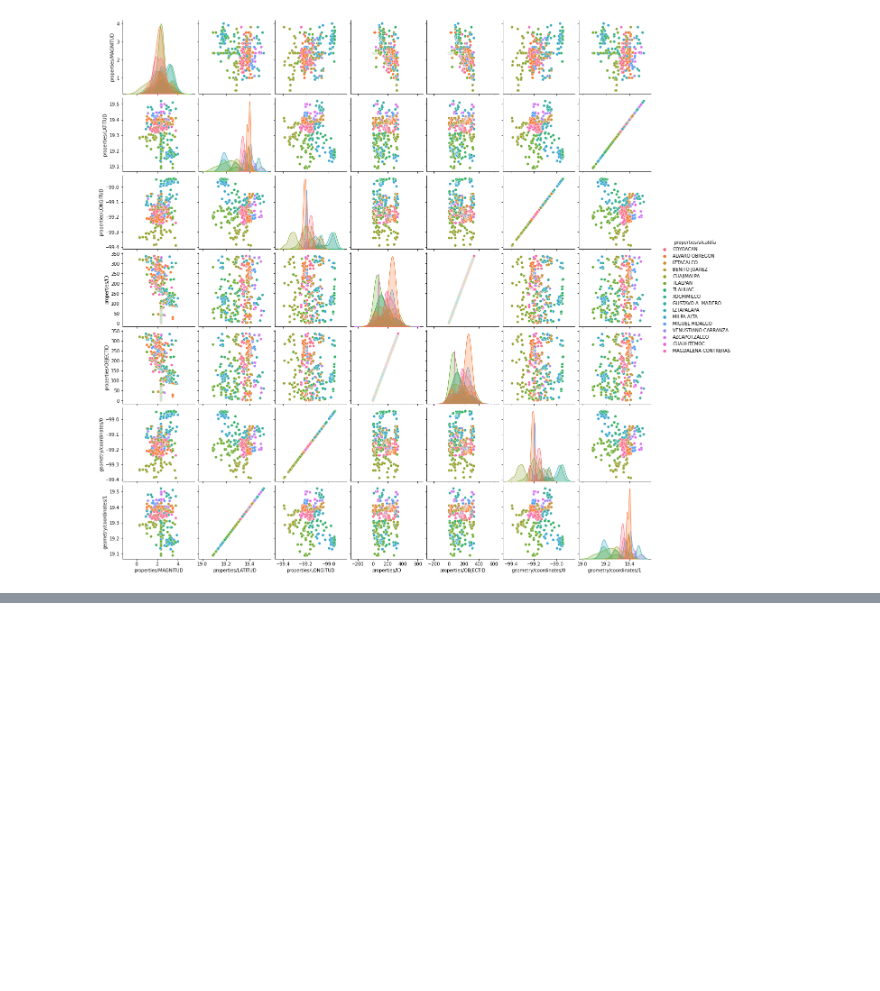
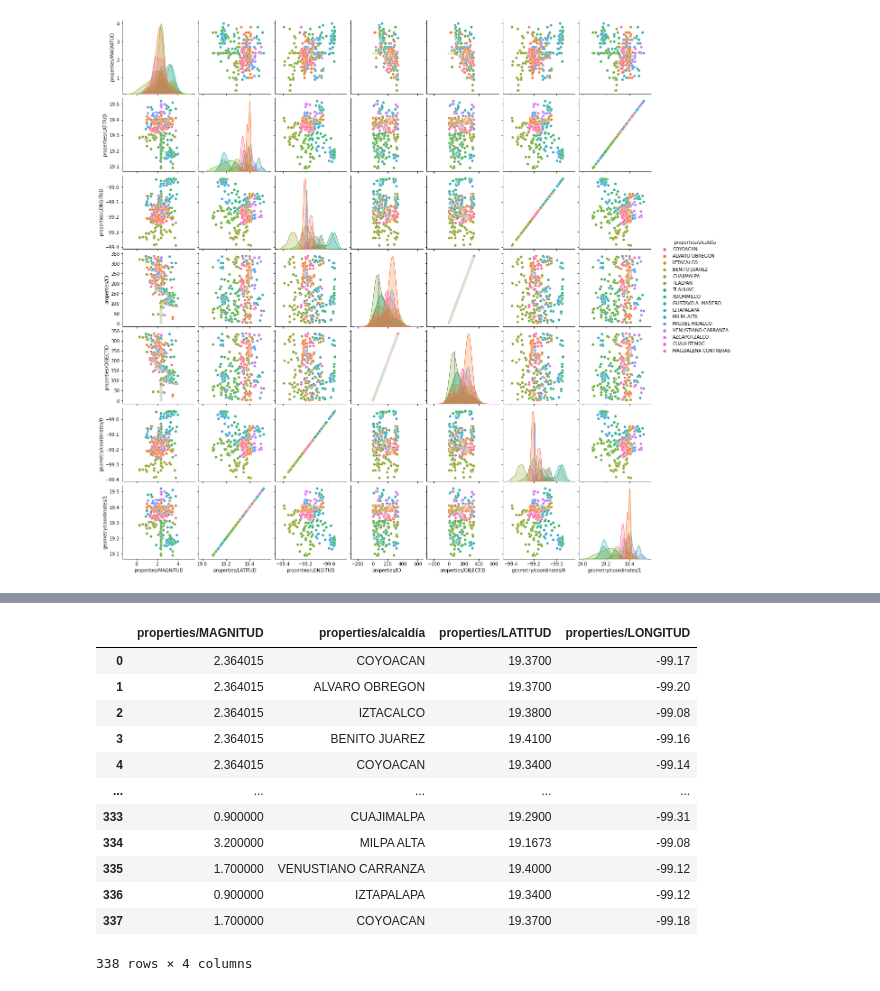
Before and after one commit to KevinArielM/Machine-Learning-Python-, a Jupyter notebook: Sismos de la CDMX. Modelo de machine learning.ipynb, the cells around one changed output, grey strips where cells are left out. Drawn from its saved outputs; the diff is of its cells as text; code cells hidden in the pictures; blank space fills up the shorter version.

```diff
--- a/Sismos de la CDMX. Modelo de machine learning.ipynb
+++ b/Sismos de la CDMX. Modelo de machine learning.ipynb
@@ -264,0 +287,18 @@ datos.groupby("properties/alcaldía").mean()
+# %%
+coordenadas=datos[["properties/MAGNITUD","properties/alcaldía","properties/LATITUD","properties/LONGITUD"]]
+# %%
+coordenadas
+# %% [output]
+|  | properties/MAGNITUD | properties/alcaldía | properties/LATITUD | properties/LONGITUD |
+| 0 | 2.364015 | COYOACAN | 19.3700 | -99.17 |
+| 1 | 2.364015 | ALVARO OBREGON | 19.3700 | -99.20 |
+| 2 | 2.364015 | IZTACALCO | 19.3800 | -99.08 |
+| 3 | 2.364015 | BENITO JUAREZ | 19.4100 | -99.16 |
+| 4 | 2.364015 | COYOACAN | 19.3400 | -99.14 |
+| ... | ... | ... | ... | ... |
+| 333 | 0.900000 | CUAJIMALPA | 19.2900 | -99.31 |
+| 334 | 3.200000 | MILPA ALTA | 19.1673 | -99.08 |
+| 335 | 1.700000 | VENUSTIANO CARRANZA | 19.4000 | -99.12 |
+| 336 | 0.900000 | IZTAPALAPA | 19.3400 | -99.12 |
+| 337 | 1.700000 | COYOACAN | 19.3700 | -99.18 |
+338 rows × 4 columns
```
Also changed, not shown: parts of 35 cells of this notebook.
